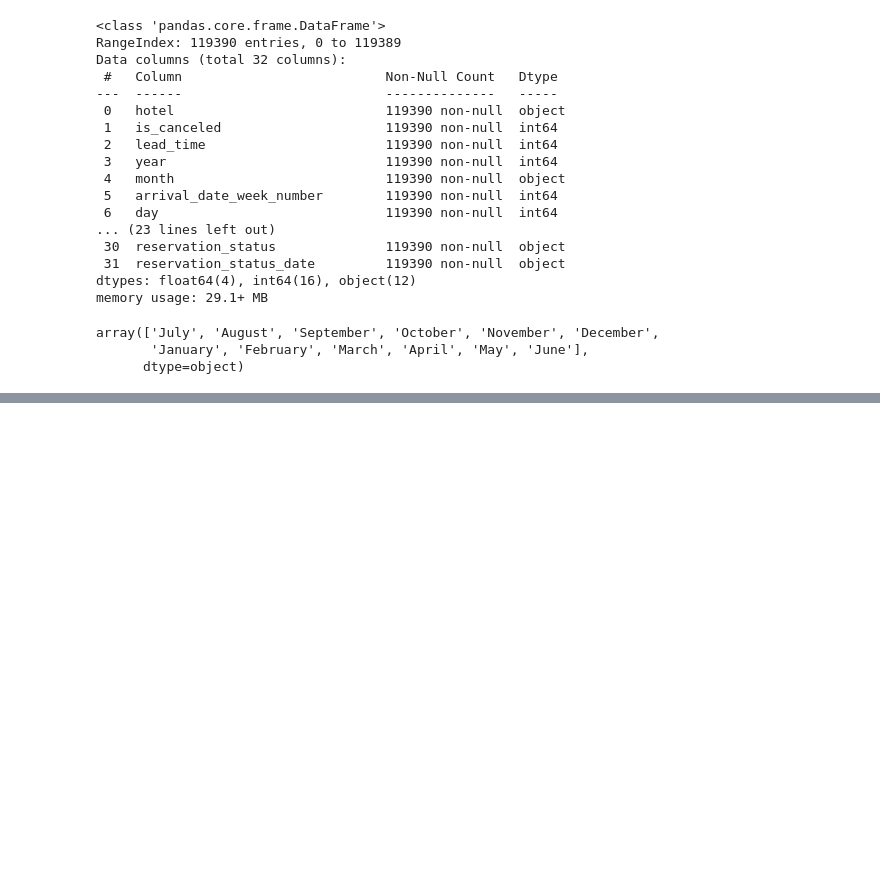
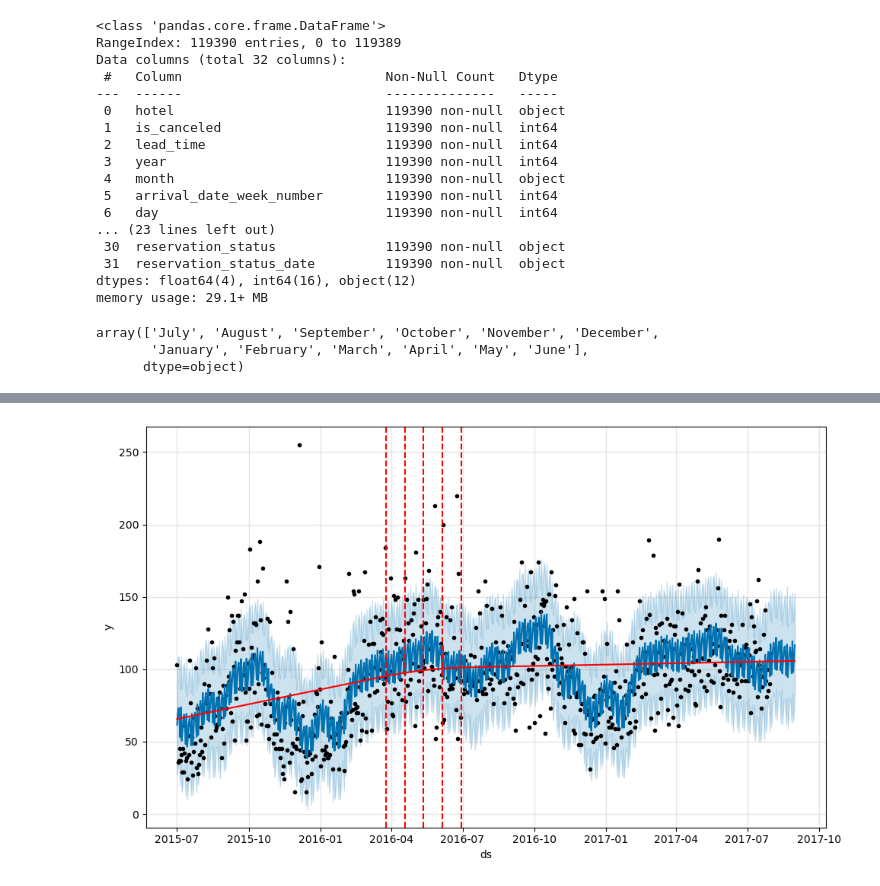
Before and after one commit to yuchenyeh/Machine-Learning-with-Python, a Jupyter notebook: demand_forecast.ipynb, the cells around one changed output, grey strips where cells are left out. Cells and saved outputs as stored; diff of their text form; code cells hidden in the pictures; blank space fills up the shorter version.

```diff
--- a/demand_forecast.ipynb
+++ b/demand_forecast.ipynb
@@ -51,0 +99,7 @@ t_df = df[df['is_canceled']==0]
+# %%
+from prophet.plot import add_changepoints_to_plot
+
+prophet_plot = model.plot(pred)
+changepts = add_changepoints_to_plot(prophet_plot.gca(),model, pred)
+# %% [output]
+[figure, added]
```
Also changed, not shown: parts of 57 cells of this notebook, 1 other file.
